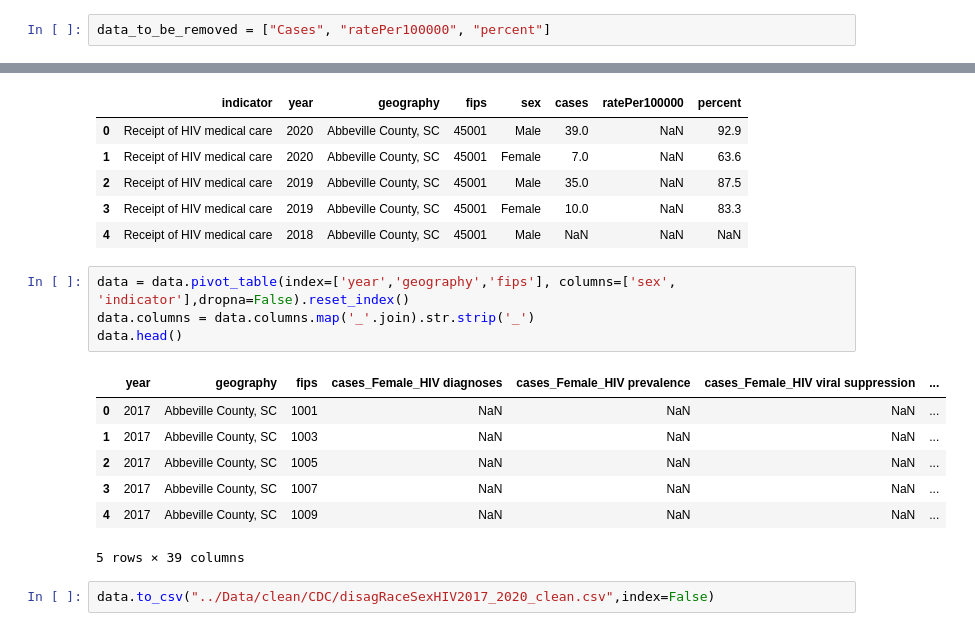
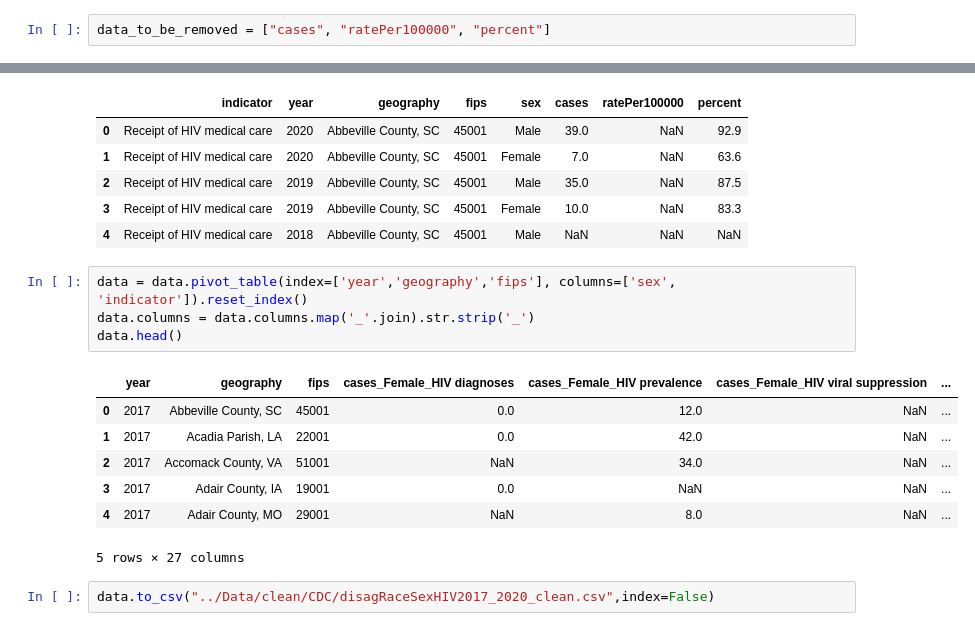
Before and after one commit to JayRPhilbrick/bdsi22dataminingsti, a Jupyter notebook: notebooks/HIV_cleaning.ipynb, the cells around one changed output, grey strips where cells are left out. Saved outputs shown, nothing was run; the diff lists cells and outputs as text.

```diff
--- a/notebooks/HIV_cleaning.ipynb
+++ b/notebooks/HIV_cleaning.ipynb
@@ -42,7 +42,7 @@ data.loc[data["year"].str.startswith('2020'), "year"] = "2020"
 # %% [markdown]
 ##### Removing the Data Surpressed and unavailable keywords in Cases
 # %%
-data_to_be_removed = ["Cases", "ratePer100000", "percent"]
+data_to_be_removed = ["cases", "ratePer100000", "percent"]
 # %%
 for col in data_to_be_removed:
     data.loc[data[col].str.contains("Data",na = False), col] = np.nan
@@ -83,17 +72,17 @@ data.head()
 | 3 | Receipt of HIV medical care | 2019 | Abbeville County, SC | 45001 | Female | 10.0 | NaN | 83.3 |
 | 4 | Receipt of HIV medical care | 2018 | Abbeville County, SC | 45001 | Male | NaN | NaN | NaN |
 # %%
-data = data.pivot_table(index=['year','geography','fips'], columns=['sex', 'indicator'],dropna=False).reset_index()
+data = data.pivot_table(index=['year','geography','fips'], columns=['sex', 'indicator']).reset_index()
 data.columns = data.columns.map('_'.join).str.strip('_')
 data.head()
 # %% [output]
 |  | year | geography | fips | cases_Female_HIV diagnoses | cases_Female_HIV prevalence | cases_Female_HIV viral suppression | ... |
-| 0 | 2017 | Abbeville County, SC | 1001 | NaN | NaN | NaN | ... |
-| 1 | 2017 | Abbeville County, SC | 1003 | NaN | NaN | NaN | ... |
-| 2 | 2017 | Abbeville County, SC | 1005 | NaN | NaN | NaN | ... |
-| 3 | 2017 | Abbeville County, SC | 1007 | NaN | NaN | NaN | ... |
-| 4 | 2017 | Abbeville County, SC | 1009 | NaN | NaN | NaN | ... |
+| 0 | 2017 | Abbeville County, SC | 45001 | 0.0 | 12.0 | NaN | ... |
+| 1 | 2017 | Acadia Parish, LA | 22001 | 0.0 | 42.0 | NaN | ... |
+| 2 | 2017 | Accomack County, VA | 51001 | NaN | 34.0 | NaN | ... |
+| 3 | 2017 | Adair County, IA | 19001 | 0.0 | NaN | NaN | ... |
+| 4 | 2017 | Adair County, MO | 29001 | NaN | 8.0 | NaN | ... |
-5 rows × 39 columns
+5 rows × 27 columns
 # %%
 data.to_csv("../Data/clean/CDC/disagRaceSexHIV2017_2020_clean.csv",index=False)
 # %%
```
Also changed, not shown: parts of 4 cells of this notebook, 16 other files.
